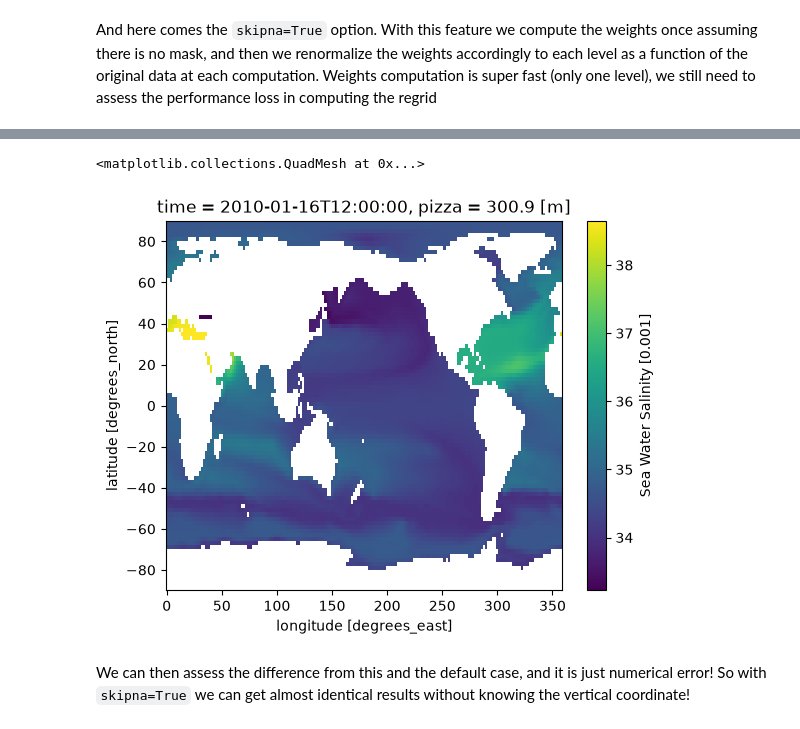
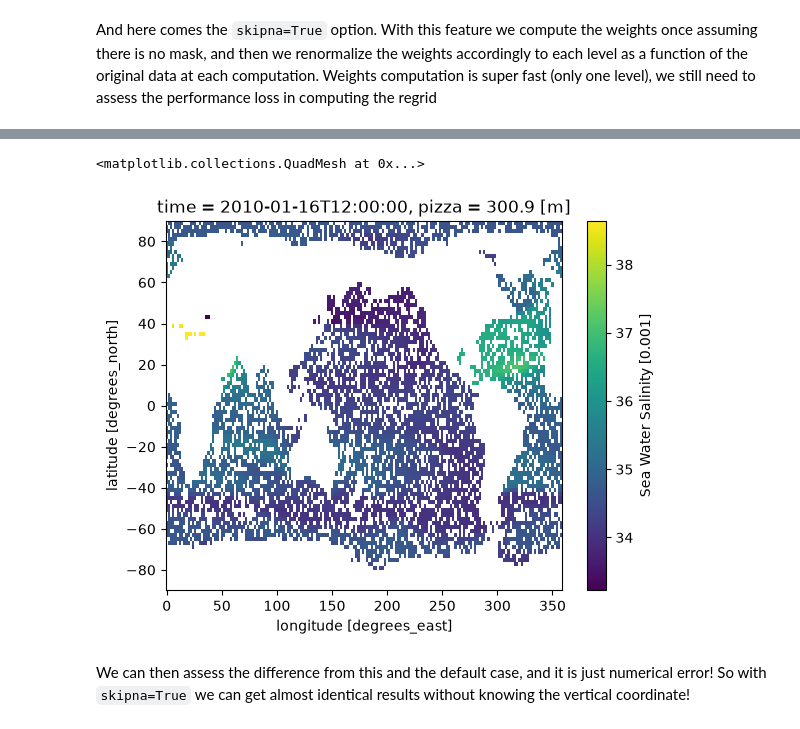
Before and after one commit to jhardenberg/smmregrid, a Jupyter notebook: skipna.ipynb, the cells around one changed output, grey strips where cells are left out. Saved outputs shown, nothing was run; the diff lists cells and outputs as text; code cells hidden in the pictures.

```diff
--- a/skipna.ipynb
+++ b/skipna.ipynb
@@ -17,6 +17,7 @@ from smmregrid import Regridder
 import os
 LOGLEVEL='WARNING'
 INDIR = 'tests/data'
+REMAP='con'
 xfield = xr.open_dataset(os.path.join(INDIR, 'so3d-nemo.nc')).isel(time=0); var='so'; coord='lev'
 #xfield = xr.open_dataset(os.path.join(INDIR, 'temp3d-fesom.nc')).isel(time=0); var='temp'; coord='nz1'
 cfield = xr.open_dataset(os.path.join(INDIR, 'ua-ecearth.nc')).isel(time=0)
@@ -53,7 +54,7 @@ broken.plot()
 # %% [markdown]
 And here comes the `skipna=True` option. With this feature we compute the weights once assuming there is no mask, and then we renormalize the weights accordingly to each level as a function of the original data at each computation. Weights computation is super fast (only one level), we still need to assess the performance loss in computing the regrid
 # %%
-regrid_magic = Regridder(xfield_mod, 'r180x90', loglevel=LOGLEVEL, skipna=True, na_thres=0.5)
+regrid_magic = Regridder(xfield_mod, 'r180x90', loglevel=LOGLEVEL, skipna=True, method=REMAP)
 magic = regrid_magic.regrid(xfield_mod).isel(pizza=10)[var]
 magic.plot()
 # %% [output]
@@ -66,5 +67,5 @@ magic.plot()
 <matplotlib.collections.QuadMesh at 0x...>
-[figure, old version]
+[figure, new version]
 # %% [markdown]
 We can then assess the difference from this and the default case, and it is just numerical error! So with `skipna=True` we can get almost identical results without knowing the vertical coordinate!
 # %%
```
Also changed, not shown: parts of 11 cells of this notebook, 2 other files.
